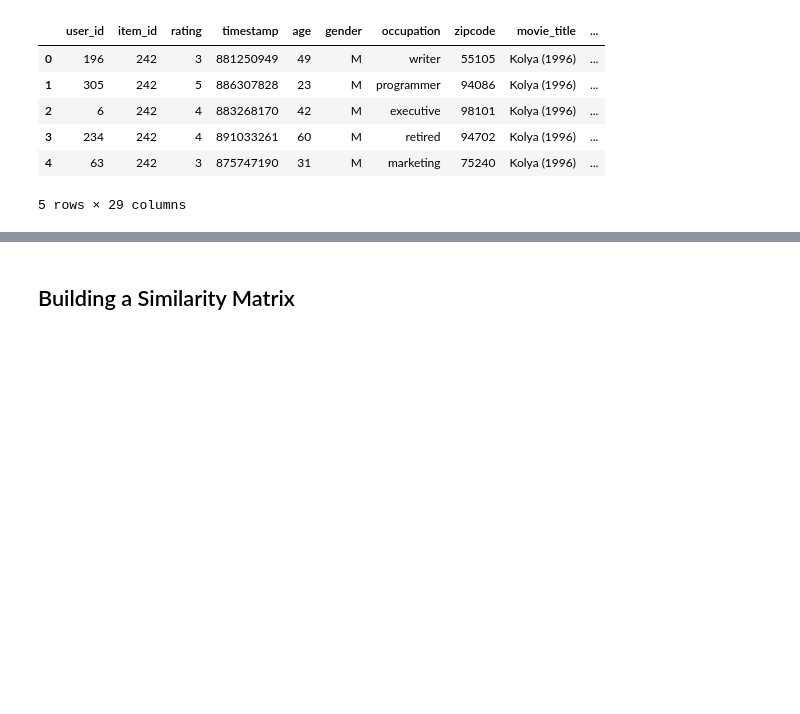
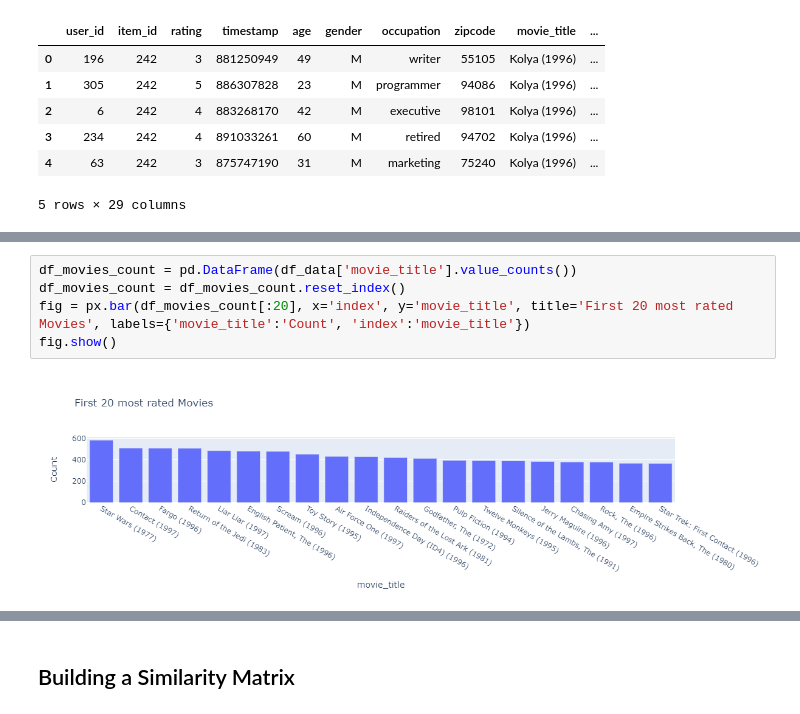
Before and after one commit to anandaheino/Recommendation_Systems, a Jupyter notebook: Matrix_factorization/Recomm_System_MovieLens.ipynb, the cells around one changed output, grey strips where cells are left out. Saved outputs shown, nothing was run; the diff lists cells and outputs as text; blank space fills up the shorter version.

```diff
--- a/Matrix_factorization/Recomm_System_MovieLens.ipynb
+++ b/Matrix_factorization/Recomm_System_MovieLens.ipynb
@@ -228,0 +222,7 @@ df_data.head()
+# %%
+df_movies_count = pd.DataFrame(df_data['movie_title'].value_counts())
+df_movies_count = df_movies_count.reset_index()
+fig = px.bar(df_movies_count[:20], x='index', y='movie_title', title='First 20 most rated Movies', labels={'movie_title':'Count', 'index':'movie_title'})
+fig.show()
+# %% [output]
+[figure, added]
```
Also changed, not shown: parts of 13 cells of this notebook.
